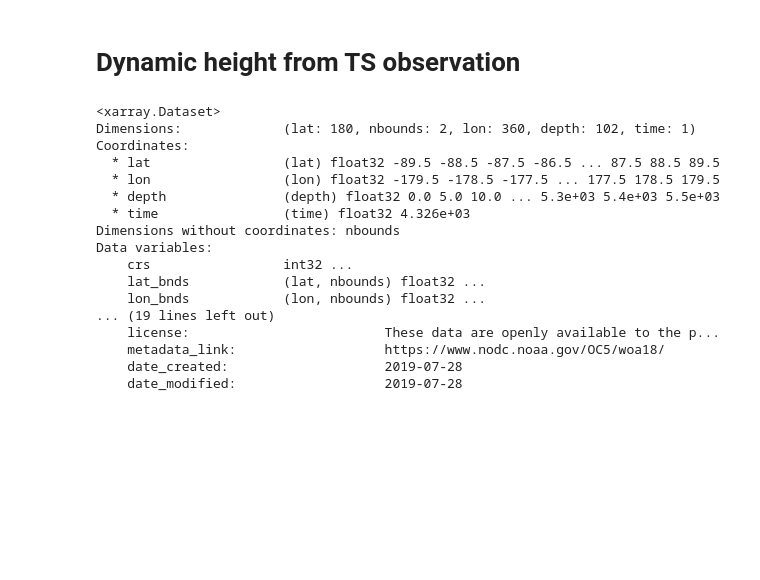
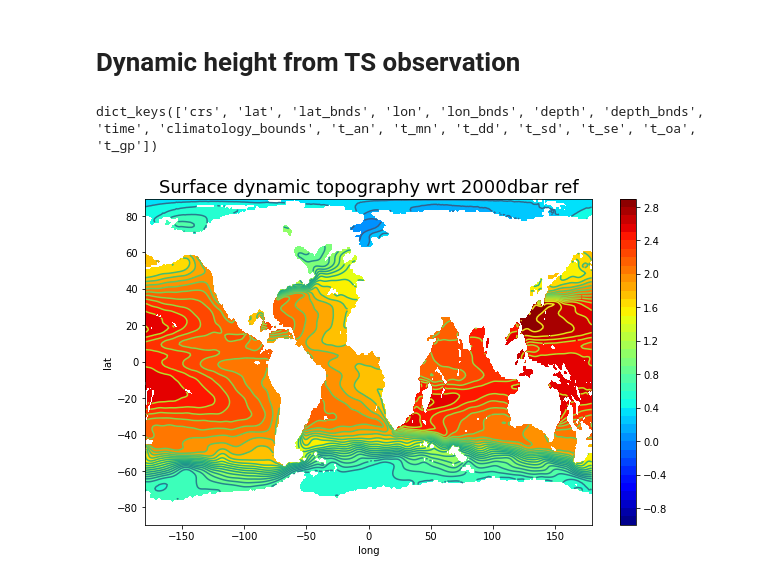
Before and after one commit to takaito1/easX305_F2023, a Jupyter notebook: week7/Dynamic height from TS.ipynb, the cells around one changed output. Drawn from its saved outputs; the diff is of its cells as text; code cells hidden in the pictures; blank space fills up the shorter version.

```diff
--- a/week7/Dynamic height from TS.ipynb
+++ b/week7/Dynamic height from TS.ipynb
@@ -8,33 +9,17 @@ import gsw
 # %%
 # get T,S data from World Ocean Atlas
 # read in netCDF
-df=xr.open_dataset('woa18_decav_t00_01.nc',decode_times=False)
-dfs=xr.open_dataset('woa18_decav_s00_01.nc',decode_times=False)
-df
+df=nc.Dataset('woa18_decav_t00_01.nc')
+dfs=nc.Dataset('woa18_decav_s00_01.nc')
+print(df.variables.keys()) # shows the name of variables
 # %% [output]
-<xarray.Dataset>
-Dimensions:             (lat: 180, nbounds: 2, lon: 360, depth: 102, time: 1)
-Coordinates:
-  * lat                 (lat) float32 -89.5 -88.5 -87.5 -86.5 ... 87.5 88.5 89.5
-  * lon                 (lon) float32 -179.5 -178.5 -177.5 ... 177.5 178.5 179.5
-  * depth               (depth) float32 0.0 5.0 10.0 ... 5.3e+03 5.4e+03 5.5e+03
-  * time                (time) float32 4.326e+03
-Dimensions without coordinates: nbounds
-Data variables:
-    crs                 int32 ...
-    lat_bnds            (lat, nbounds) float32 ...
-    lon_bnds            (lon, nbounds) float32 ...
-... (19 lines left out)
-    license:                         These data are openly available to the p...
-    metadata_link:                   https://www.nodc.noaa.gov/OC5/woa18/
-    date_created:                    2019-07-28
-    date_modified:                   2019-07-28
+dict_keys(['crs', 'lat', 'lat_bnds', 'lon', 'lon_bnds', 'depth', 'depth_bnds', 'time', 'climatology_bounds', 't_an', 't_mn', 't_dd', 't_sd', 't_se', 't_oa', 't_gp'])
 # %%
-lat=df['lat'].to_numpy()
-lon=df['lon'].to_numpy()
-lev=df['depth'].to_numpy()
-temp=df['t_an'].isel(time=0)
-salt=dfs['s_an'].isel(time=0)
+lat=df['lat'][:]
+lon=df['lon'][:]
+lev=df['depth'][:]
+temp=df['t_an'][0,:,:,:]
+salt=dfs['s_an'][0,:,:,:]
 # %%
 # set up LONG, LAT and P in 3D array
 xm,ym=np.meshgrid(lon,lat)
@@ -56,11 +38,13 @@ print(lev)
 # %%
 # plot surface dynamic height wrt 2000 dbar
 plt.figure(figsize=(10,6))
 cnt=np.arange(-1,3,.1)
-plt.contourf(xm,ym,Z[0,:,:],cnt,cmap='RdBu_r')
+plt.contourf(xm,ym,Z[0,:,:],cnt,cmap='jet')
 plt.colorbar()
-plt.contour(xm,ym,Z[0,:,:],cnt,linestyles='solid',colors='k',linewidths=.2)
+plt.contour(xm,ym,Z[0,:,:],cnt,linestyles='solid')
 plt.xlabel('long')
 plt.ylabel('lat')
 plt.title('Surface dynamic topography wrt 2000dbar ref',fontsize=18)
 plt.show()
+# %% [output]
+[figure, added]
```
Also changed, not shown: parts of 10 cells of this notebook.
